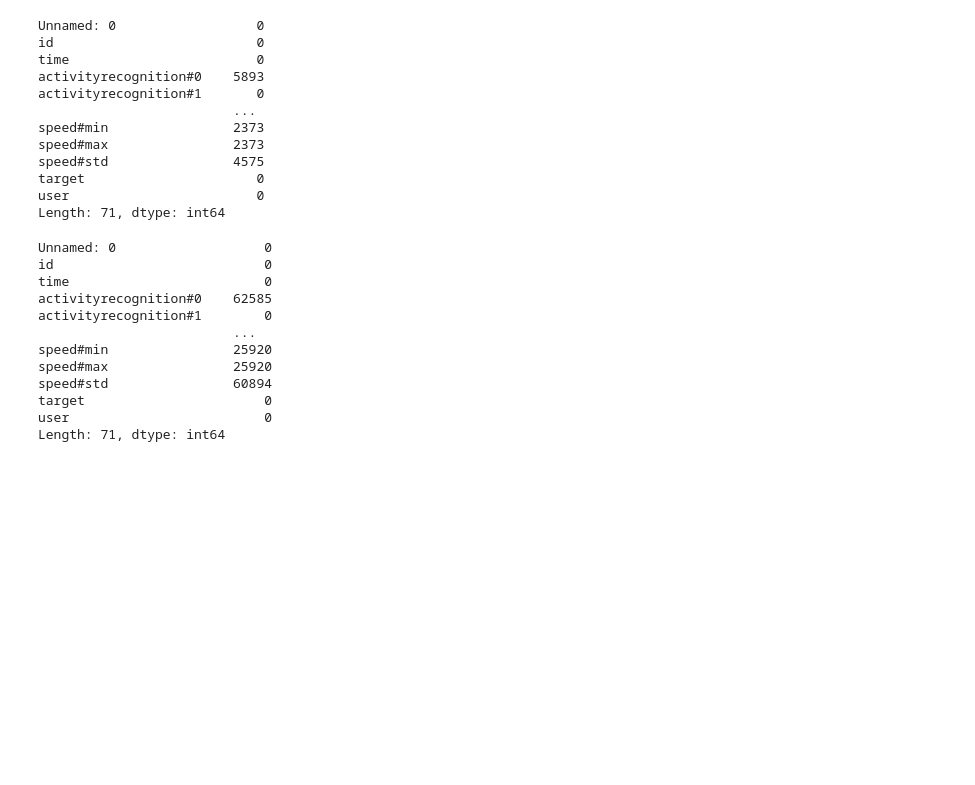
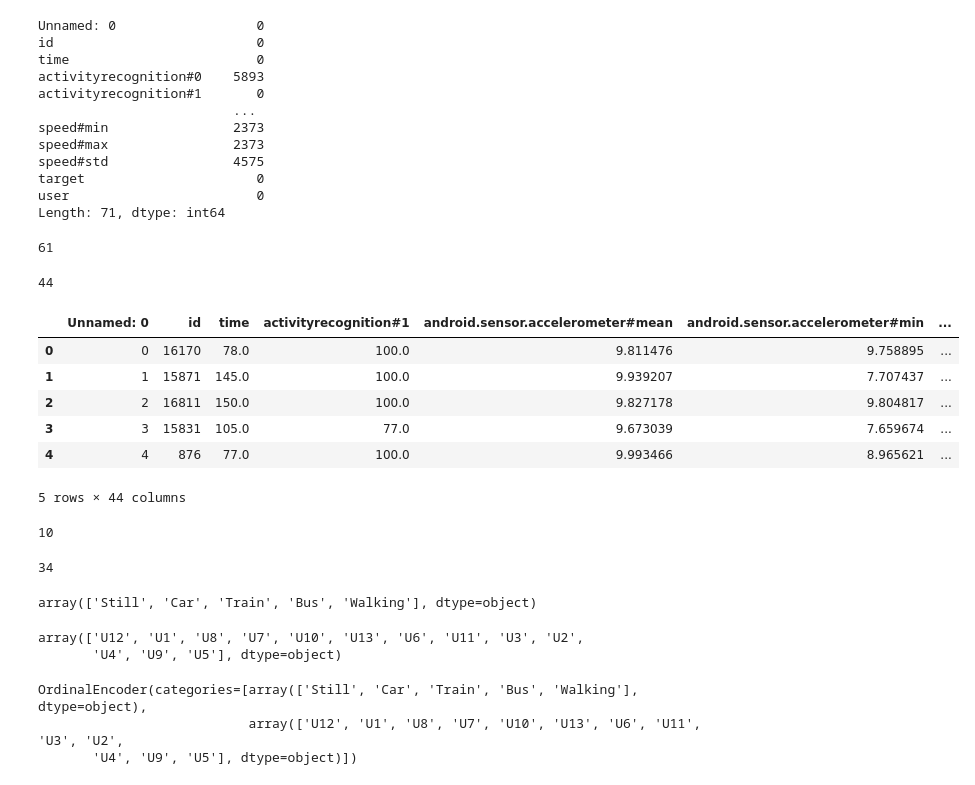
Before and after one commit to Islompulatov/Build_week_2, a Jupyter notebook: data_prep.ipynb, the cells around one changed output. Cells and saved outputs as stored; diff of their text form; code cells hidden in the pictures; blank space fills up the shorter version.

```diff
--- a/data_prep.ipynb
+++ b/data_prep.ipynb
@@ -106,18 +104,29 @@ speed#std                4575
 target                      0
 user                        0
 Length: 71, dtype: int64
-# %%
-half_second_data.isnull().sum()
-# %% [output]
-Unnamed: 0                   0
-id                           0
-time                         0
-activityrecognition#0    62585
-activityrecognition#1        0
-                         ...
-speed#min                25920
-speed#max                25920
-speed#std                60894
-target                       0
-user                         0
-Length: 71, dtype: int64
+# %%
+nan_columns = five_second_data.columns[five_second_data.isnull().any()].to_list()
+len(nan_columns)
+# %% [output]
+61
+# %%
+not_null_col = [col for col in five_second_data.columns if five_second_data[col].isnull().sum()<800]
+len(not_null_col)
+# %% [output]
+44
+# %%
+new_data = pd.DataFrame(five_second_data[not_null_col])
+new_data.head()
+# %% [output]
+|  | Unnamed: 0 | id | time | activityrecognition#1 | android.sensor.accelerometer#mean | android.sensor.accelerometer#min | ... |
+| 0 | 0 | 16170 | 78.0 | 100.0 | 9.811476 | 9.758895 | ... |
+| 1 | 1 | 15871 | 145.0 | 100.0 | 9.939207 | 7.707437 | ... |
+| 2 | 2 | 16811 | 150.0 | 100.0 | 9.827178 | 9.804817 | ... |
+| 3 | 3 | 15831 | 105.0 | 77.0 | 9.673039 | 7.659674 | ... |
+| 4 | 4 | 876 | 77.0 | 100.0 | 9.993466 | 8.965621 | ... |
+5 rows × 44 columns
+# %%
+not_null = [col for col in new_data.columns if new_data[col].isnull().sum() < 1]
+len(not_null)
+# %% [output]
+10
@@ -123,0 +135,5 @@ Length: 71, dtype: int64
+# %%
+new__null = [i for i in new_data.columns if 1<= new_data[i].isnull().sum()<800]
+len(new__null)
+# %% [output]
+34
@@ -123,0 +144,19 @@ Length: 71, dtype: int64
+# %%
+from sklearn.preprocessing import OrdinalEncoder
+target_num = final_data['target'].unique()
+target_num
+# %% [output]
+array(['Still', 'Car', 'Train', 'Bus', 'Walking'], dtype=object)
+# %%
+user_num = final_data['user'].unique()
+user_num
+# %% [output]
+array(['U12', 'U1', 'U8', 'U7', 'U10', 'U13', 'U6', 'U11', 'U3', 'U2',
+       'U4', 'U9', 'U5'], dtype=object)
+# %%
+oe = OrdinalEncoder(categories=[target_num, user_num])
+oe.fit(final_data[['target','user']])
+# %% [output]
+OrdinalEncoder(categories=[array(['Still', 'Car', 'Train', 'Bus', 'Walking'], dtype=object),
+                           array(['U12', 'U1', 'U8', 'U7', 'U10', 'U13', 'U6', 'U11', 'U3', 'U2',
+       'U4', 'U9', 'U5'], dtype=object)])
```
Also changed, not shown: parts of 19 cells of this notebook.
